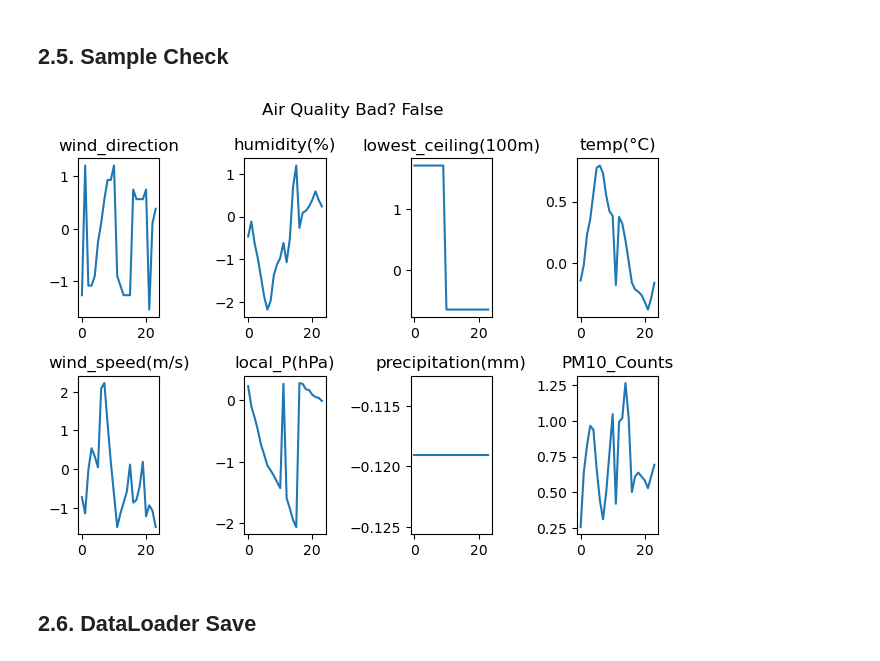
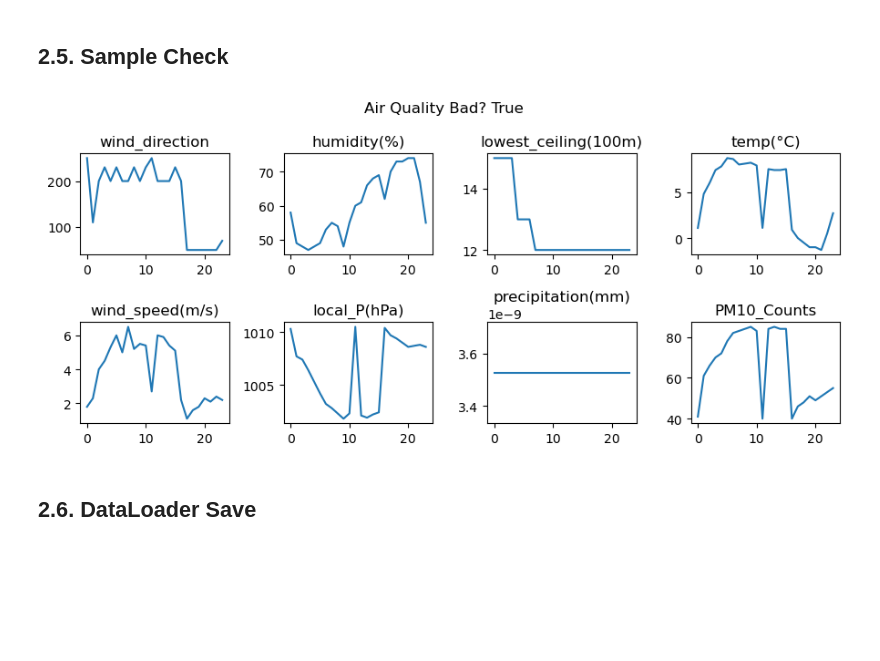
Before and after one commit to johnwslee/fine_dust_analysis_2, a Jupyter notebook: notebooks/0_data_preprocessing.ipynb, the cells around one changed output. Saved outputs shown, nothing was run; the diff lists cells and outputs as text; code cells hidden in the pictures; blank space fills up the shorter version.

```diff
--- a/notebooks/0_data_preprocessing.ipynb
+++ b/notebooks/0_data_preprocessing.ipynb
@@ -317,25 +323,27 @@ test_dataset = TensorDataset(X_test_tensor, y_test_tensor)
 testloader = DataLoader(test_dataset, batch_size=10, shuffle=True)
 # %% [markdown]
 ## 2.5. Sample Check
-# %%
-weather, label = next(iter(trainloader))
-i = np.random.randint(0, 28)
-fig, axs = plt.subplots(nrows=2, ncols=4)
-r = 0
-c = 0
-for j in range(8):
-    axs[r, c].plot(weather[i, j, :])
-    axs[r, c].set_title(f"{feature_names[j]}")
-    if c < 3:
-        c += 1
-    else:
-        r += 1
-        c = 0
-fig.suptitle(f"Air Quality Bad? {bool(label[i])}")
-plt.tight_layout()
-plt.show();
-# %% [output]
-[figure, removed]
+# %%
+weather, label = next(iter(trainloader))
+i = np.random.randint(0, 28)
+weather = weather[i]
+weather = scaler.inverse_transform(weather.permute(1, 0)).transpose()
+fig, axs = plt.subplots(nrows=2, ncols=4, figsize=(9, 4))
+r = 0
+c = 0
+for j in range(8):
+    axs[r, c].plot(weather[j, :])
+    axs[r, c].set_title(f"{feature_names[j]}")
+    if c < 3:
+        c += 1
+    else:
+        r += 1
+        c = 0
+fig.suptitle(f"Air Quality Bad? {bool(label[i])}")
+plt.tight_layout()
+plt.show();
+# %% [output]
+[figure, added]
 # %% [markdown]
 ## 2.6. DataLoader Save
 # %%
```
Also changed, not shown: parts of 2 cells of this notebook, 4 other files.
